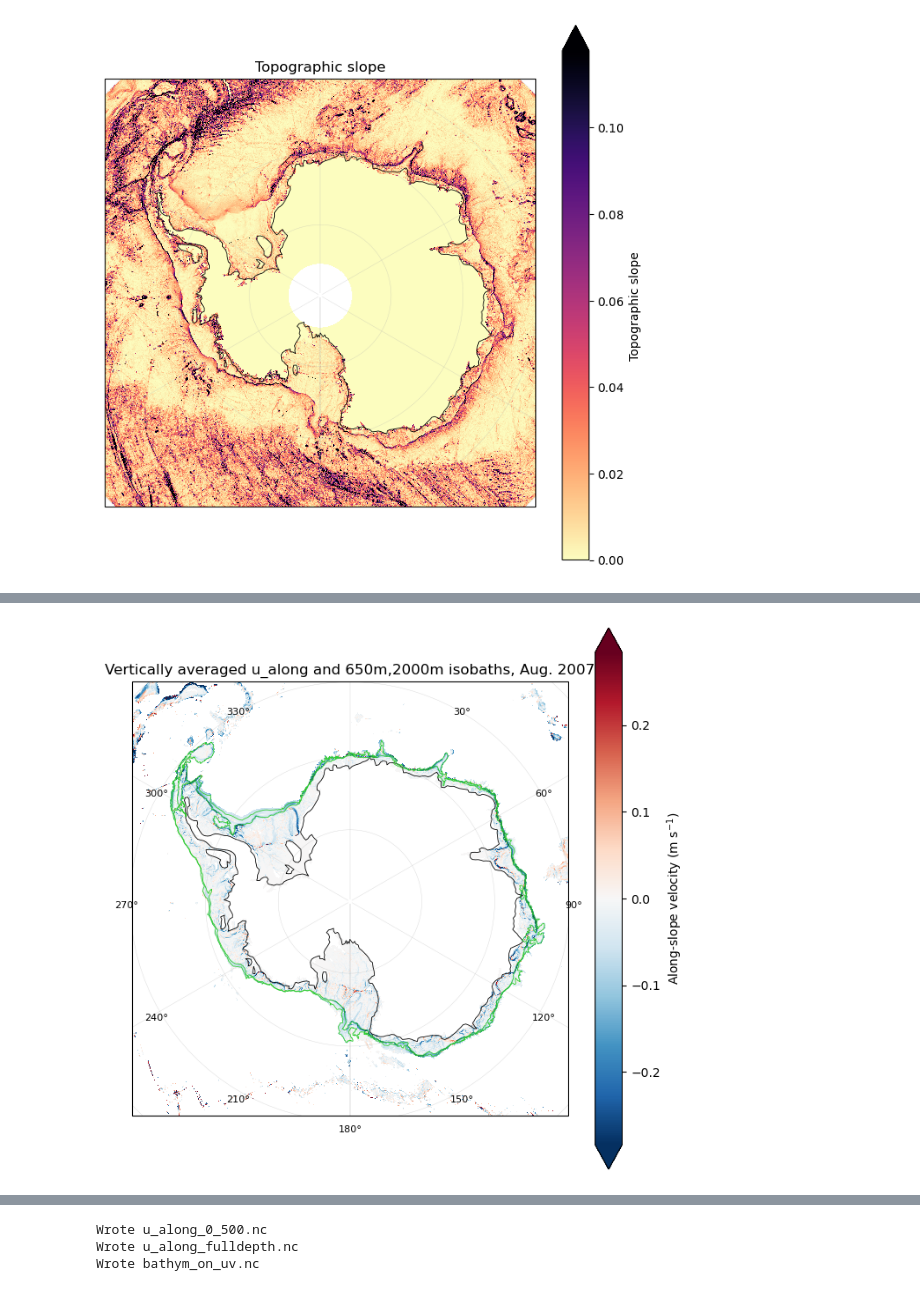
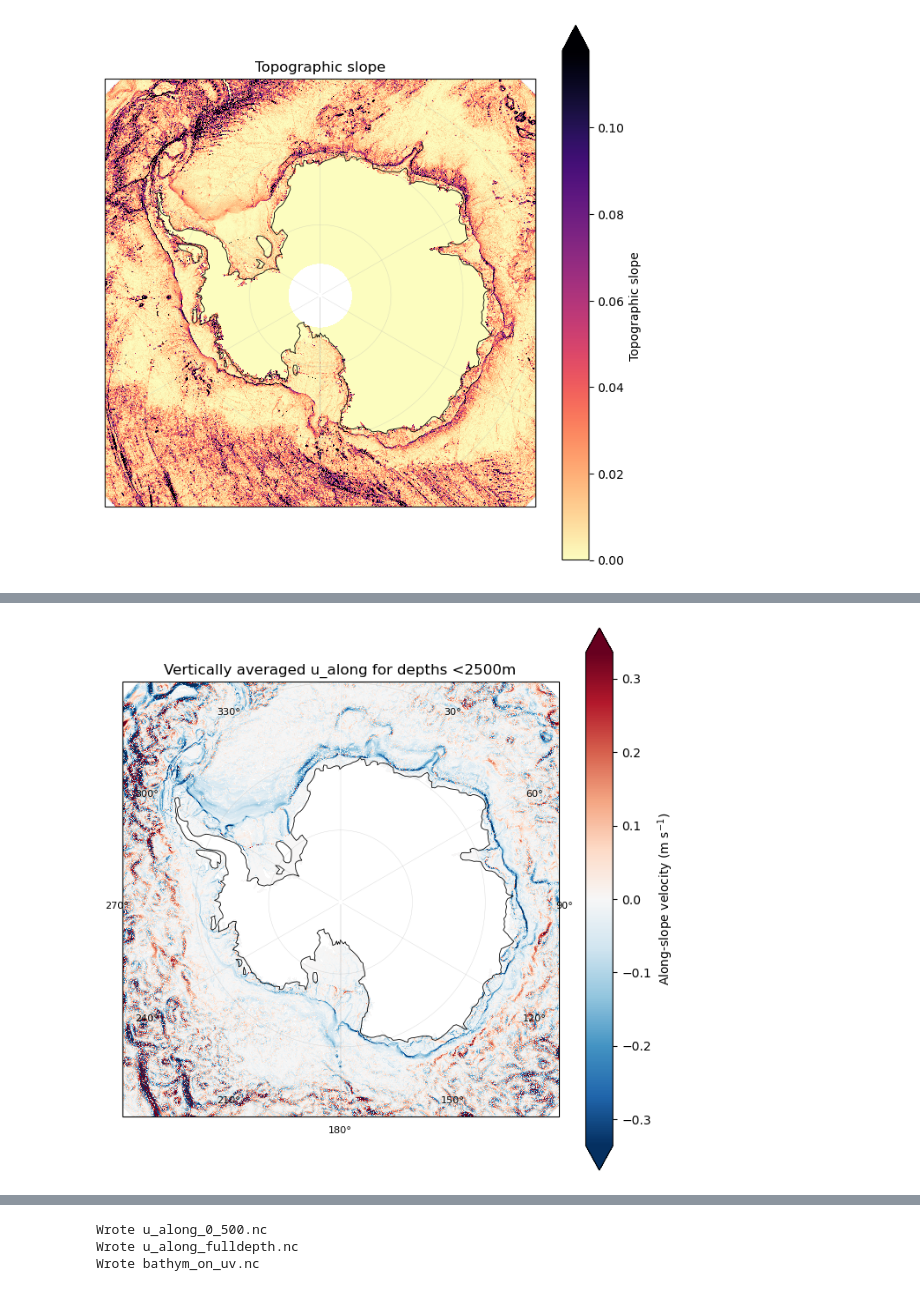
Before and after one commit to ZackKaufman/ASC_analysis_SoHi, a Jupyter notebook: Along_Slope_Velocity.ipynb, the cells around one changed output, grey strips where cells are left out. Saved outputs shown, nothing was run; the diff lists cells and outputs as text; code cells hidden in the pictures.

```diff
--- a/ASC_index_calculator.ipynb
+++ b/Along_Slope_Velocity.ipynb
@@ -266,10 +273,10 @@ def along_slope_velocity(u: xr.DataArray,
     return u_along, grad_norm
 
 # for vertically averaged u
-u_along_0_500, topo_slope = along_slope_velocity(U_0_500_shelf, V_0_500_shelf, bathym_on_uv)
+u_along_0_500, topo_slope = along_slope_velocity(U_0_500, V_0_500, bathym_on_uv)
 
 # for u at all depths
-u_along, topo_slope = along_slope_velocity(U_shelf, V_shelf, bathym_on_uv)
+u_along, topo_slope = along_slope_velocity(UVEL, VVEL, bathym_on_uv)
 # %%
 # Plot topographic slope
 
@@ -418,38 +377,32 @@ pcm = da.plot.pcolormesh(
     vmin=-vmax, vmax=vmax,
     add_colorbar=True,
     add_labels=False,
     shading="auto",
     cbar_kwargs={"label": "Along-slope velocity (m s$^{-1}$)"},
 )
 
 # optional map extras (same style)
 try:
     ax.coastlines(resolution="110m", linewidth=0.6)
 except Exception:
     pass
 
-
-# Plot longest circumpolar isobaths
-for x, y in [(x650, y650), (x2000, y2000)]:
-    ax.plot(x, y, transform=proj_data, color="limegreen",
-            linewidth=0.6, zorder=15)
-
 # keep grid lines (no labels here)
 ax.gridlines(draw_labels=False, linewidth=0.3, alpha=0.5)
 
 # --- longitude labels around boundary in 0..360 style ---
 lon_ticks = np.arange(0, 360, 30)   # positions
 label_lat = -59.5                   # just inside the -60° edge
 
 for lam in lon_ticks:
     if lon_min <= lam <= lon_max:   # respect current extent (0..360)
         ax.text(lam, label_lat, f"{lam:.0f}°",
                 transform=proj_data,
                 ha="center", va="top", fontsize=8, clip_on=False)
 
 
-ax.set_title('Vertically averaged u_along and 650m,2000m isobaths, Aug. 2007')
+ax.set_title('Vertically averaged u_along for depths <2500m')
 
 plt.show()
 # %% [output]
-[figure, old version]
+[figure, new version]
```
Also changed, not shown: parts of 10 cells of this notebook, 2 other files.
